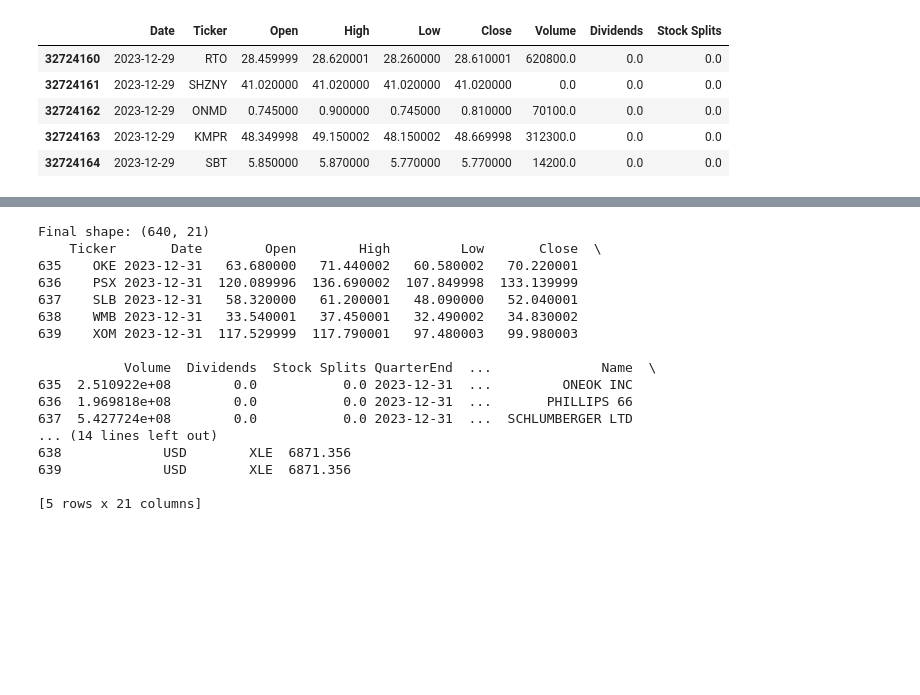
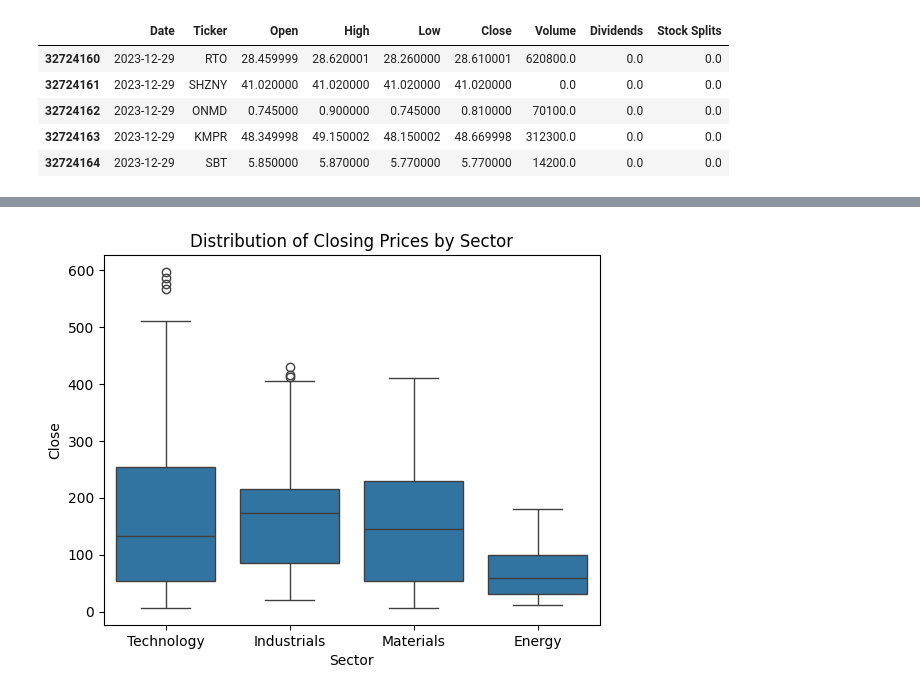
Before and after one commit to Greg-Pina/Udacity_DataAnalyst_NanoDegree, a Jupyter notebook: D502 - Capstone Project/gpina-capstone-project.ipynb, the cells around one changed output, grey strips where cells are left out. Saved outputs shown, nothing was run; the diff lists cells and outputs as text; code cells hidden in the pictures; blank space fills up the shorter version.

Commit message:
getting requirements.txt set-up, finalizing graphs. Now on to finishing write up and video!

```diff
--- a/D502 - Capstone Project/gpina-capstone-project.ipynb
+++ b/D502 - Capstone Project/gpina-capstone-project.ipynb
@@ -614,9 +1116,0 @@ print(bea_melted.head(10))
-# %%
-kag_csv_df['Date'] = pd.to_datetime(kag_csv_df['Date'])
-
-kag_csv_df['QuarterEnd'] = (
-    kag_csv_df['Date'].dt.to_period('Q')
-    .dt.to_timestamp(freq='Q')
-)
-
-print(kag_csv_df.head(10))
@@ -641,28 +1116,0 @@ print(kag_csv_df.head(10))
-# %%
-etf_to_sector = {
-    'XLI': 'Industrials',
-    'XLK': 'Technology',
-    'XLE': 'Energy',
-    'XLB': 'Materials'
-}
-# 1. Create an empty list to store the updated DataFrames
-updated_ssga_dfs = []
-
-# 2. Loop over each DataFrame in ssga_df_list
-for etf_name, df in zip(etf_list, ssga_df_list):
-    # Optionally rename columns to avoid confusion
-    df.rename(columns={'Ticker': 'HoldingTicker'}, inplace=True)
-
-    # Add columns for ETF ticker & the correct sector
-    df['ETF_Ticker'] = etf_name
-    df['Sector'] = etf_to_sector[etf_name]
-
-    updated_ssga_dfs.append(df)
-
-# 3. Concatenate all the updated DataFrames into one
-combined_ssga_df = pd.concat(updated_ssga_dfs, ignore_index=True)
-
-# 4. Inspect the final combined DataFrame
-print(combined_ssga_df.head(10))
-print(combined_ssga_df['ETF_Ticker'].unique())
-print(combined_ssga_df['Sector'].unique())
@@ -738,34 +1265,6 @@ After merging Kaggle + SSGA, shape: (640, 20)
-# %%
-bea_sector_agg = (
-    bea_melted
-    .groupby(["Sector","QuarterEnd"], as_index=False)
-    .agg({"GDP": "sum"})  # You might choose mean, sum, or something else
-)
-
-final_merged_df = pd.merge(
-    merged_kag_ssga,
-    bea_sector_agg,
-    on=["Sector","QuarterEnd"],
-    how="inner"
-)
-
-print("Final shape:", final_merged_df.shape)
-print(final_merged_df.tail())
-# %% [output]
-Final shape: (640, 21)
-    Ticker       Date        Open        High         Low       Close  \
-635    OKE 2023-12-31   63.680000   71.440002   60.580002   70.220001
-636    PSX 2023-12-31  120.089996  136.690002  107.849998  133.139999
-637    SLB 2023-12-31   58.320000   61.200001   48.090000   52.040001
-638    WMB 2023-12-31   33.540001   37.450001   32.490002   34.830002
-639    XOM 2023-12-31  117.529999  117.790001   97.480003   99.980003
-
-           Volume  Dividends  Stock Splits QuarterEnd  ...              Name  \
-635  2.510922e+08        0.0           0.0 2023-12-31  ...         ONEOK INC
-636  1.969818e+08        0.0           0.0 2023-12-31  ...       PHILLIPS 66
-637  5.427724e+08        0.0           0.0 2023-12-31  ...  SCHLUMBERGER LTD
-... (14 lines left out)
-638             USD        XLE  6871.356
-639             USD        XLE  6871.356
-
-[5 rows x 21 columns]
+# %%
+sns.boxplot(data=final_merged_df, x='Sector', y='Close')
+plt.title("Distribution of Closing Prices by Sector")
+plt.show()
+# %% [output]
+[figure, added]
```
Also changed, not shown: parts of 41 cells of this notebook, 3 other files.
